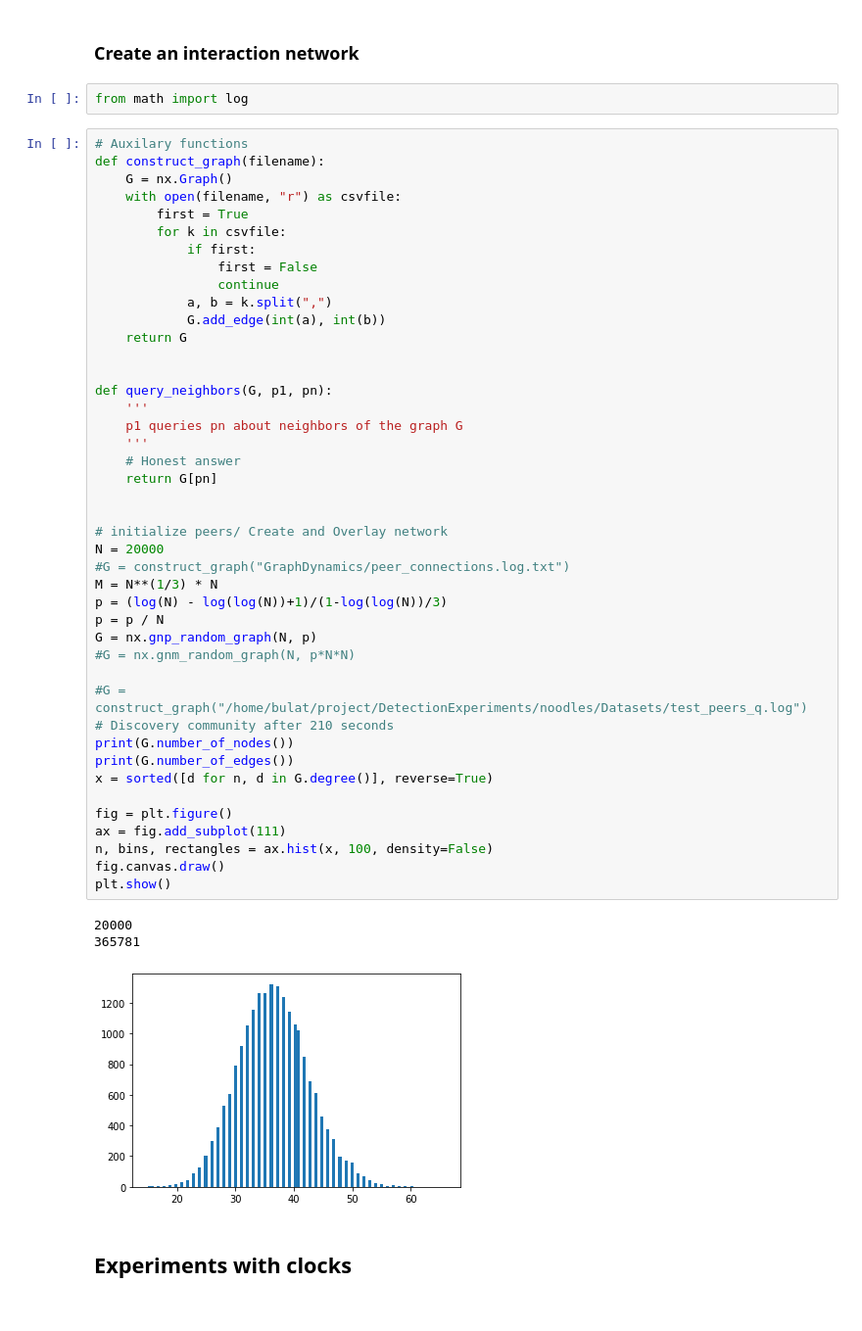
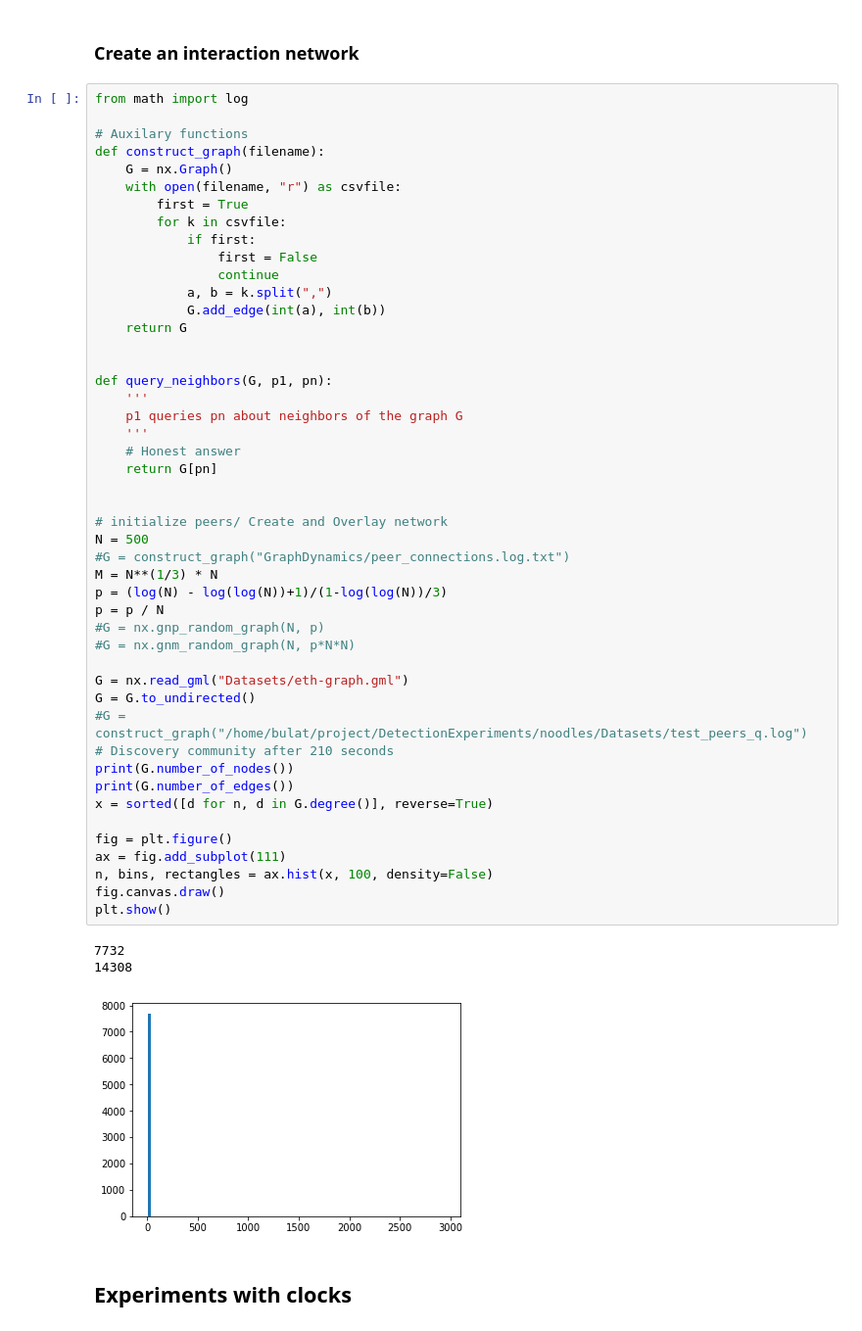
Before and after one commit to grimadas/accountability_experiments, a Jupyter notebook: Trustchain_risk.ipynb, the cells around one changed output. Shown at 98% size. Drawn from its saved outputs; the diff is of its cells as text.

```diff
--- a/Trustchain_risk.ipynb
+++ b/Trustchain_risk.ipynb
@@ -20,9 +20,9 @@ from random import random
 - Each transaction has link to the two set aggregate.
 # %% [markdown]
 ### Create an interaction network
-# %%
-from math import log
 # %%
+from math import log
+
 # Auxilary functions
 def construct_graph(filename):
     G = nx.Graph()
@@ -37,38 +37,40 @@ def construct_graph(filename):
     return G
 
 
 def query_neighbors(G, p1, pn):
     '''
     p1 queries pn about neighbors of the graph G
     '''
     # Honest answer
     return G[pn]
 
 
 # initialize peers/ Create and Overlay network
-N = 20000
+N = 500
 #G = construct_graph("GraphDynamics/peer_connections.log.txt")
 M = N**(1/3) * N
 p = (log(N) - log(log(N))+1)/(1-log(log(N))/3)
 p = p / N
-G = nx.gnp_random_graph(N, p)
+#G = nx.gnp_random_graph(N, p)
 #G = nx.gnm_random_graph(N, p*N*N)
 
+G = nx.read_gml("Datasets/eth-graph.gml")
+G = G.to_undirected()
 #G = construct_graph("/home/bulat/project/DetectionExperiments/noodles/Datasets/test_peers_q.log")
 # Discovery community after 210 seconds
 print(G.number_of_nodes())
 print(G.number_of_edges())
 x = sorted([d for n, d in G.degree()], reverse=True)
 
 fig = plt.figure()
 ax = fig.add_subplot(111)
 n, bins, rectangles = ax.hist(x, 100, density=False)
 fig.canvas.draw()
 plt.show()
 # %% [output]
-20000
-365781
+7732
+14308
-[figure, old version]
+[figure, new version]
 # %% [markdown]
 ## Experiments with clocks
 # %%
```
Also changed, not shown: parts of 7 cells of this notebook, 1 other file.
